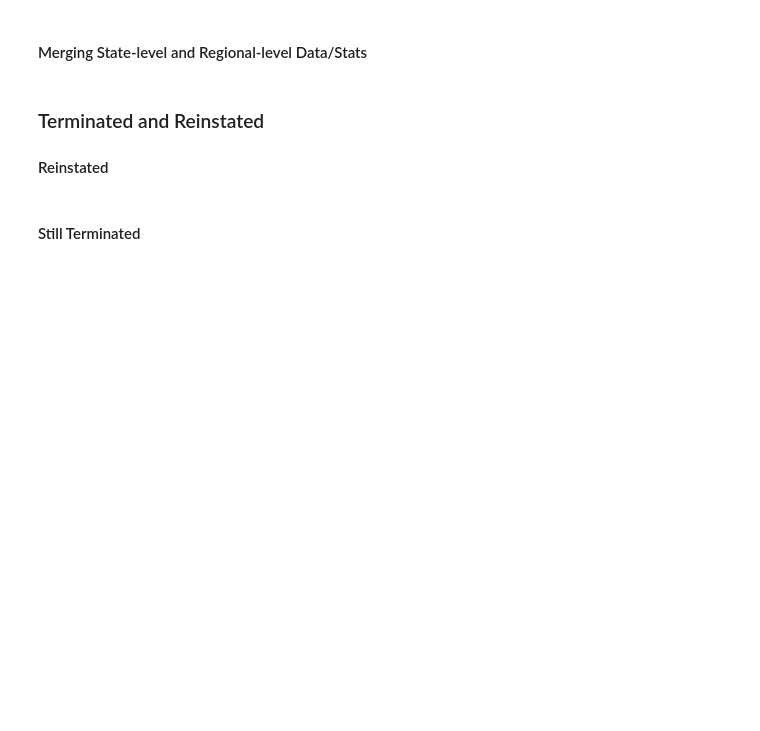
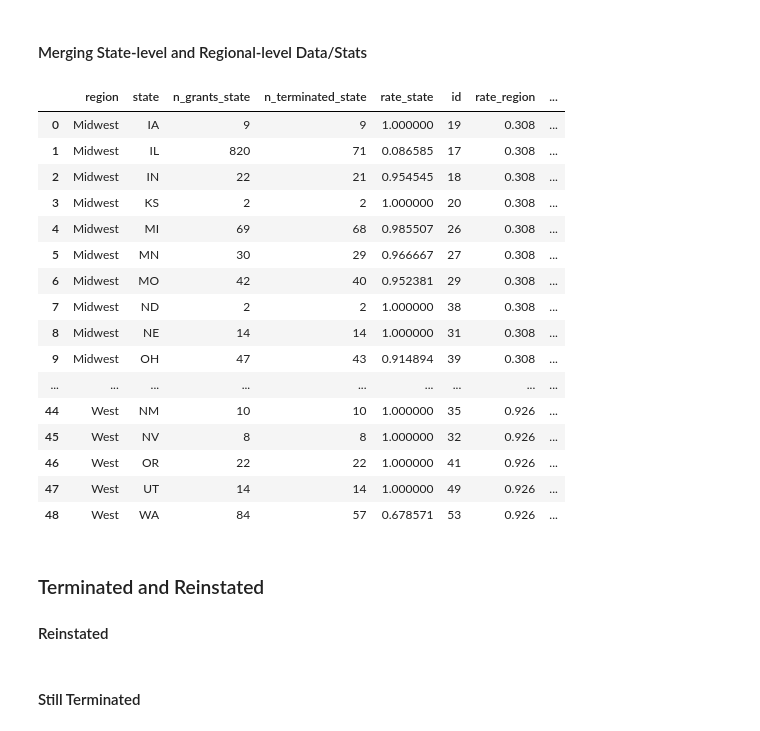
Before and after one commit to UC-Berkeley-I-School/DATASCI-209_flask_teamscience_vercel, a Jupyter notebook: notebooks/teresa_viz_code.ipynb, the cells around one changed output. Saved outputs shown, nothing was run; the diff lists cells and outputs as text; code cells hidden in the pictures; blank space fills up the shorter version.

```diff
--- a/notebooks/teresa_viz_code.ipynb
+++ b/notebooks/teresa_viz_code.ipynb
@@ -145,16 +119,35 @@ state_df = pd.DataFrame([
 # %%
 merged_stats = pd.merge(state_stats, state_df, on="id", how='left')
 merged_stats = merged_stats.drop(columns=['region_y', 'state_y'])
 merged_stats = merged_stats.rename(columns={"region_x":"region",
                                             "state_x":"state",
                                             "n_grants":"n_grants_state",
                                             "n_terminated":"n_terminated_state",
                                             "rate_x":"rate_state",
                                             "rate_y":"rate_region"})
 region_calc = merged_stats.groupby('region').agg(n_grant_region=('n_grants_state', 'sum'),
                                                  n_terminated_region=('n_terminated_state', 'sum')).reset_index()
 merged_stats.merge(region_calc, on='region')
 merged_stats = merged_stats.merge(region_calc, on='region')
+merged_stats
+# %% [output]
+|  | region | state | n_grants_state | n_terminated_state | rate_state | id | rate_region | ... |
+| 0 | Midwest | IA | 9 | 9 | 1.000000 | 19 | 0.308 | ... |
+| 1 | Midwest | IL | 820 | 71 | 0.086585 | 17 | 0.308 | ... |
+| 2 | Midwest | IN | 22 | 21 | 0.954545 | 18 | 0.308 | ... |
+| 3 | Midwest | KS | 2 | 2 | 1.000000 | 20 | 0.308 | ... |
+| 4 | Midwest | MI | 69 | 68 | 0.985507 | 26 | 0.308 | ... |
+| 5 | Midwest | MN | 30 | 29 | 0.966667 | 27 | 0.308 | ... |
+| 6 | Midwest | MO | 42 | 40 | 0.952381 | 29 | 0.308 | ... |
+| 7 | Midwest | ND | 2 | 2 | 1.000000 | 38 | 0.308 | ... |
+| 8 | Midwest | NE | 14 | 14 | 1.000000 | 31 | 0.308 | ... |
+| 9 | Midwest | OH | 47 | 43 | 0.914894 | 39 | 0.308 | ... |
+| ... | ... | ... | ... | ... | ... | ... | ... | ... |
+| 44 | West | NM | 10 | 10 | 1.000000 | 35 | 0.926 | ... |
+| 45 | West | NV | 8 | 8 | 1.000000 | 32 | 0.926 | ... |
+| 46 | West | OR | 22 | 22 | 1.000000 | 41 | 0.926 | ... |
+| 47 | West | UT | 14 | 14 | 1.000000 | 49 | 0.926 | ... |
+| 48 | West | WA | 84 | 57 | 0.678571 | 53 | 0.926 | ... |
 # %% [markdown]
 ### Terminated and Reinstated
 
```
Also changed, not shown: parts of 26 cells of this notebook, 2 other files.
